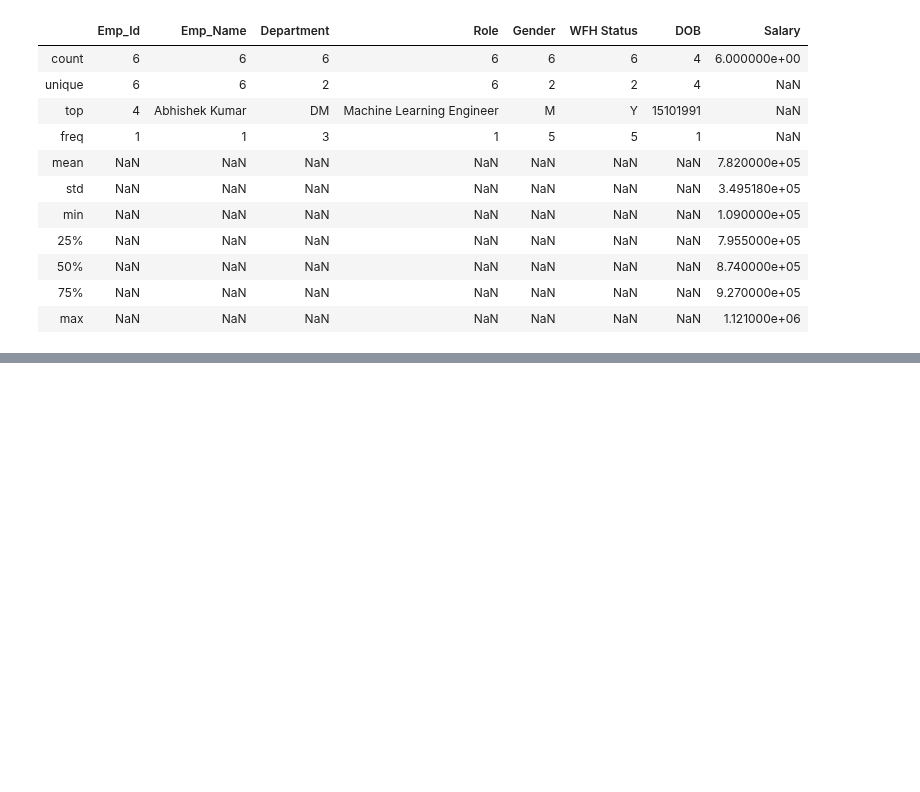
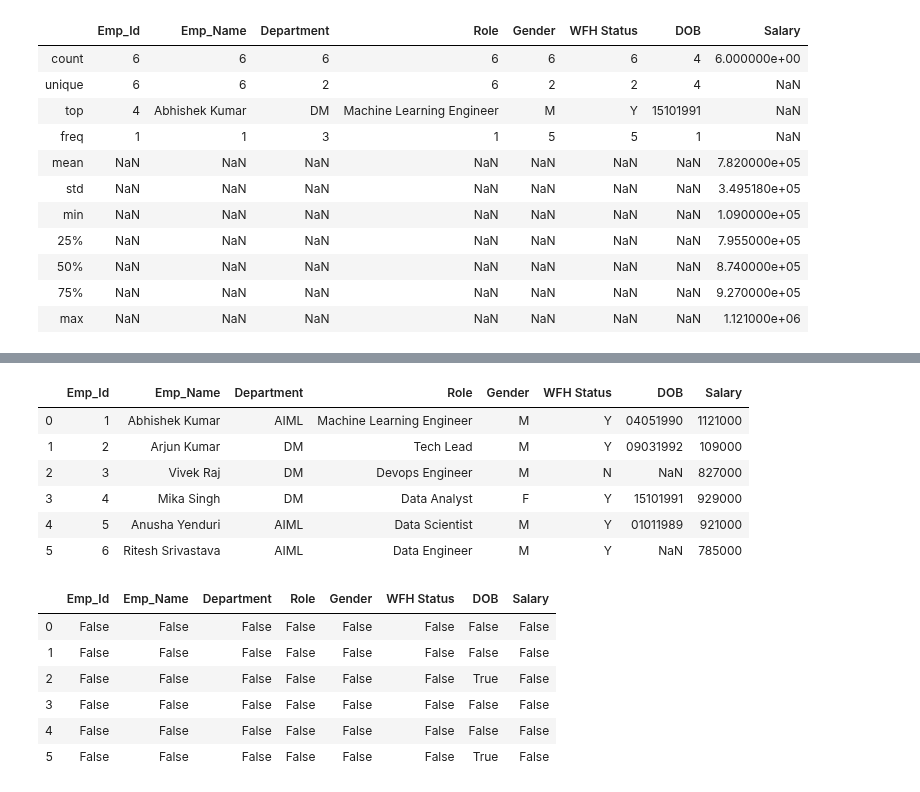
Before and after one commit to AbhishekKumar-0311/Machine-Learning-with-Python, a Jupyter notebook: Pandas/Learning_Pandas_Part_2.ipynb, the cells around one changed output, grey strips where cells are left out. Saved outputs shown, nothing was run; the diff lists cells and outputs as text; code cells hidden in the pictures; blank space fills up the shorter version.

```diff
--- a/Pandas/Learning_Pandas_Part_2.ipynb
+++ b/Pandas/Learning_Pandas_Part_2.ipynb
@@ -650,0 +669,21 @@ emp_df_3e.describe(include= 'all')
+# %%
+# Setup : DataFrame creation
+emp_df_4a = emp_df.copy()
+emp_df_4a
+
+emp_df_4a.isna()
+# %% [output]
+|  | Emp_Id | Emp_Name | Department | Role | Gender | WFH Status | DOB | Salary |
+| 0 | 1 | Abhishek Kumar | AIML | Machine Learning Engineer | M | Y | 04051990 | 1121000 |
+| 1 | 2 | Arjun Kumar | DM | Tech Lead | M | Y | 09031992 | 109000 |
+| 2 | 3 | Vivek Raj | DM | Devops Engineer | M | N | NaN | 827000 |
+| 3 | 4 | Mika Singh | DM | Data Analyst | F | Y | 15101991 | 929000 |
+| 4 | 5 | Anusha Yenduri | AIML | Data Scientist | M | Y | 01011989 | 921000 |
+| 5 | 6 | Ritesh Srivastava | AIML | Data Engineer | M | Y | NaN | 785000 |
+|  | Emp_Id | Emp_Name | Department | Role | Gender | WFH Status | DOB | Salary |
+| 0 | False | False | False | False | False | False | False | False |
+| 1 | False | False | False | False | False | False | False | False |
+| 2 | False | False | False | False | False | False | True | False |
+| 3 | False | False | False | False | False | False | False | False |
+| 4 | False | False | False | False | False | False | False | False |
+| 5 | False | False | False | False | False | False | True | False |
```
Also changed, not shown: parts of 14 cells of this notebook.
